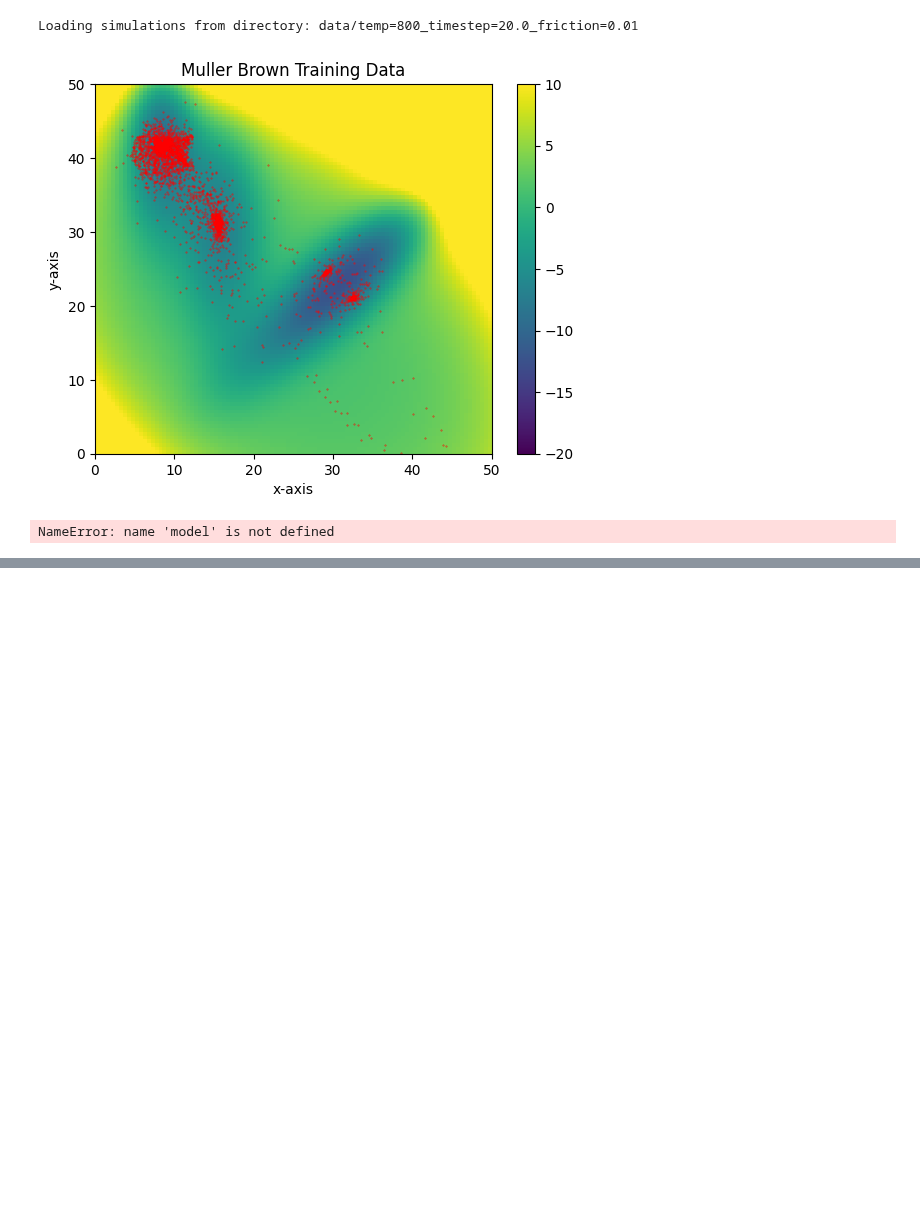
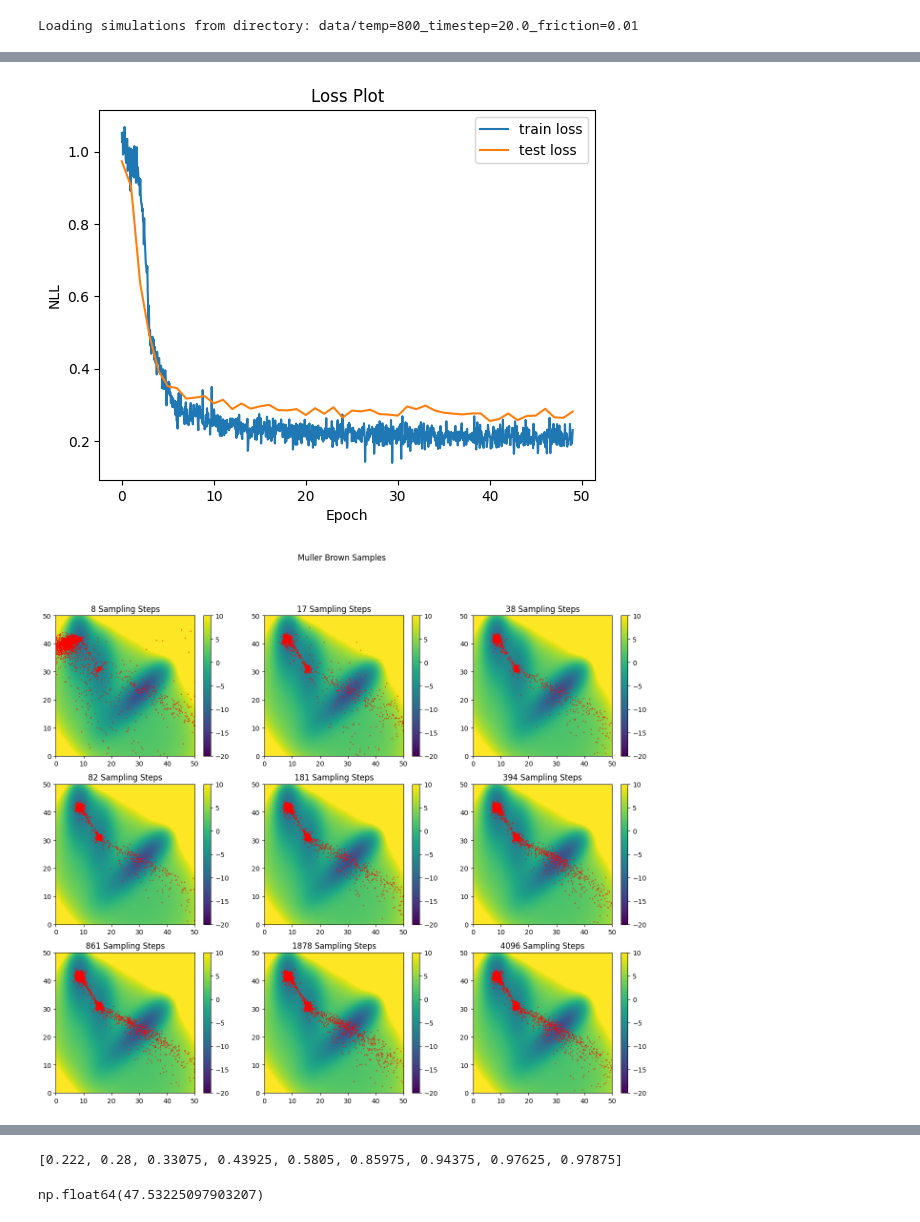
Before and after one commit to michael-psenka/OM-TPS, a Jupyter notebook: train_diffusion_mb.ipynb, the cells around one changed output, grey strips where cells are left out. Saved outputs shown, nothing was run; the diff lists cells and outputs as text; code cells hidden in the pictures; blank space fills up the shorter version.

Commit message:
with more steps, most samples actually in range

```diff
--- a/train_diffusion_mb.ipynb
+++ b/train_diffusion_mb.ipynb
@@ -59,8 +59,8 @@ def plot_losses(
     plt.xlabel("Epoch")
     plt.ylabel("NLL")
 
-def save_multi_scatter_2d(data: np.ndarray) -> None:
-    fig, axs = plt.subplots(3, 3, figsize=(10, 10))
+def save_multi_scatter_2d(data: np.ndarray, steps: np.ndarray) -> None:
+    fig, axs = plt.subplots(3, 3, figsize=(16, 13))
     num_points = 100
     x_values = torch.linspace(calculator.Lx, calculator.Hx , num_points)
     y_values = torch.linspace(calculator.Ly, calculator.Hy, num_points)
@@ -72,11 +72,15 @@ def save_multi_scatter_2d(data: np.ndarray) -> None:
 
             colorbar = axs[i, j].imshow(z, extent=(x_values.min(), x_values.max(), y_values.min(), y_values.max()), vmin=calculator.U_min, vmax=calculator.U_max, origin='lower', cmap='viridis', aspect='auto')
             plt.colorbar(colorbar)
-            axs[i, j].scatter(data[i * 3 + j, :, 0], data[i * 3 + j, :, 1])
-    plt.title("Muller Brown Samples")
+            axs[i, j].scatter(data[i * 3 + j, :, 0], data[i * 3 + j, :, 1], s = 0.3, color='red')
+
+            axs[i, j].set_xlim([calculator.Lx, calculator.Hx])
+            axs[i, j].set_ylim([calculator.Ly, calculator.Hy])
+            axs[i, j].set_title(f"{steps[i * 3 + j]} Sampling Steps")
+    fig.suptitle("Muller Brown Samples")
 
 
-def plot_results(train_losses, test_losses, samples):
+def plot_results(train_losses, test_losses, samples, steps):
 
     print(f"Final Test Loss: {test_losses[-1]:.4f}")
 
@@ -86,7 +90,7 @@ def plot_results(train_losses, test_losses, samples):
         f"Loss Plot",
     )
 
-    save_multi_scatter_2d(samples)
+    save_multi_scatter_2d(samples, steps)
 # %%
 from mb_dataset import MBDataset
 from mb_calculator import MullerBrownPotential
@@ -136,7 +140,7 @@ class DiffusionMLP(torch.nn.Module):
         x = self.fc5(x)
         return x
 
-    def ddpm_update(self, x, eps_hat, t, tm1):
+    def ddpm_update(self, x, eps_hat, t, tm1, temperature):
         sigma_t = torch.sin(self.PI / 2 * t)
         sigma_tm1 = torch.sin(self.PI / 2 * tm1)
         alpha_t = torch.cos(self.PI / 2 * t)
@@ -144,12 +148,12 @@ class DiffusionMLP(torch.nn.Module):
         zeta_t = sigma_tm1 / sigma_t * torch.sqrt(1 - (alpha_t **2) / (alpha_tm1 **2))
         x_tm1 = alpha_tm1 * (x - sigma_t * eps_hat) / alpha_t + \
                 eps_hat * torch.sqrt(torch.clip(sigma_tm1**2 - zeta_t**2, 0)) + \
-                zeta_t * torch.randn_like(x).to(self.device)
+                zeta_t * torch.randn_like(x).to(self.device)*temperature
 
         return x_tm1
 
 
-    def sample(self, num_samples, num_steps):
+    def sample(self, num_samples, num_steps, temperature = 1.0):
         with torch.no_grad():
             ts = torch.linspace(1 - 1e-4, 1e-4, num_steps + 1).unsqueeze(-1).to(self.device)
             x = torch.randn((num_samples, self.in_dim - 1)).to(self.device)
@@ -164,7 +168,7 @@ class DiffusionMLP(torch.nn.Module):
             return x
 
 
-def train_mb_diffusion(train_dataset, test_dataset, model):
+def train_mb_diffusion(train_dataset, test_dataset, model, device):
     """
 
     Returns
@@ -251,17 +255,15 @@ def train_mb_diffusion(train_dataset, test_dataset, model):
     all_samples = torch.stack([model.sample(2000, step) for step in np.power(2, np.linspace(0, 9, 9)).astype(int)])
     all_samples = all_samples*std + mean
     return get_numpy(torch.cat(train_losses)), get_numpy(torch.cat(test_losses)), get_numpy(all_samples)
-# %%
-visualize_mb_data(train_dataset)
-# %% [output]
-[figure, removed]
 # %%
 device = torch.device(torch.cuda.current_device())
 model = DiffusionMLP(3, 64, 2, device).to(device).to(torch.float32)
-train_losses, test_losses, all_samples = train_mb_diffusion(train_dataset, test_dataset)
+train_losses, test_losses, all_samples = train_mb_diffusion(train_dataset, test_dataset, model, device)
-# %%
-all_samples = torch.stack([model.sample(2000, step) for step in np.power(2, np.linspace(0, 9, 9)).astype(int)])
-
-plot_results(train_losses, test_losses, all_samples)
-# %% [output]
-NameError: name 'model' is not defined
+# %%
+steps = np.power(2, np.linspace(3, 12, 9)).astype(int)
+all_samples = torch.stack([model.sample(10000, step) for step in steps])
+all_samples = all_samples*torch.tensor(train_dataset.std).to(device).to(torch.float32) + torch.tensor(train_dataset.mean).to(device).to(torch.float32)
+
+plot_results(train_losses, test_losses, np.flip(get_numpy(all_samples), axis = -1), steps)
+visualize_mb_data(train_dataset)
+# %% [output]
@@ -267,0 +271,2 @@ NameError: name 'model' is not defined
+[figure, added]
+[figure, added]
@@ -267,0 +274,8 @@ NameError: name 'model' is not defined
+# %%
+[torch.logical_and(all_samples[i] >0, all_samples[i] < 50).count_nonzero().item() / (all_samples.shape[1] * all_samples.shape[2]) for i in range(all_samples.shape[0])]
+# %% [output]
+[0.222, 0.28, 0.33075, 0.43925, 0.5805, 0.85975, 0.94375, 0.97625, 0.97875]
+# %%
+train_dataset.all_pos.max()
+# %% [output]
+np.float64(47.53225097903207)
```
Also changed, not shown: parts of 2 cells of this notebook.
